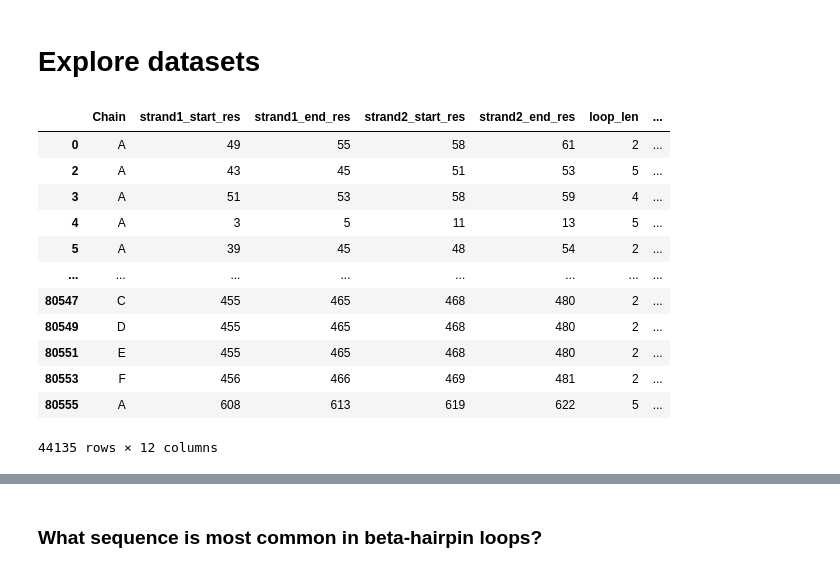
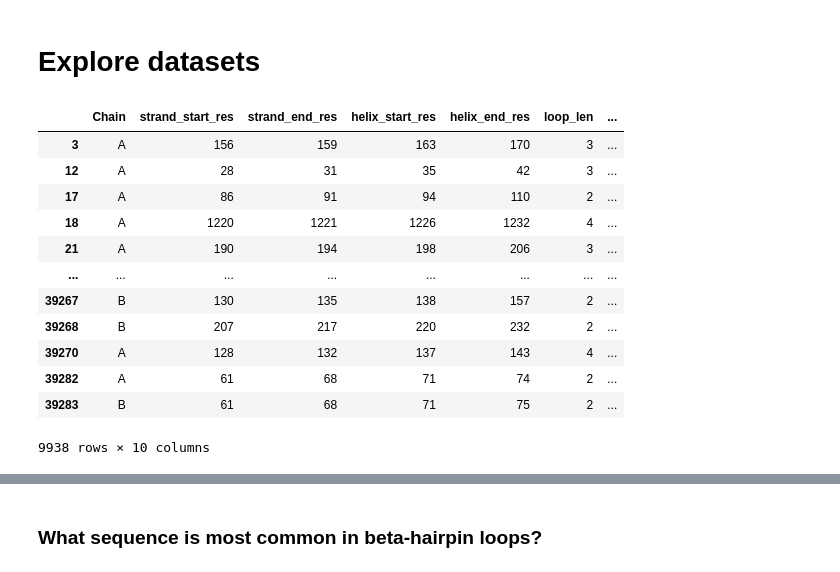
Before and after one commit to stefanhuber1993/folding-principles-dataset, a Jupyter notebook: notebooks/explore_dataset.ipynb, the cells around one changed output, grey strips where cells are left out. Drawn from its saved outputs; the diff is of its cells as text; code cells hidden in the pictures.

```diff
--- a/notebooks/explore_dataset.ipynb
+++ b/notebooks/explore_dataset.ipynb
@@ -13,22 +13,30 @@ if project_root not in sys.path:
 # %%
 import pandas as pd
 import numpy as np
-df = pd.read_csv('../data/bb_motifs_local.csv.bz2', compression='bz2')
+
+bb_motifs_local = pd.read_csv('../data/bb_motifs_local.csv.bz2', compression='bz2')
+bb_motifs_by_strandaxis = pd.read_csv('../data/bb_motifs_by_strandaxis.csv.bz2', compression='bz2')
+ab_motifs = pd.read_csv('../data/ab_motifs.csv.bz2', compression='bz2')
+ba_motifs = pd.read_csv('../data/ba_motifs.csv.bz2', compression='bz2')
 
 # Filtering for hairpins with defining vectors being close to orthogonal
-df = df[np.abs(df.handedness_magnitude) > 0.75]
-df
+bb_motifs_local_filtered = bb_motifs_local[np.abs(bb_motifs_local.handedness_magnitude) > 0.75]
+bb_motifs_by_strandaxis_filtered = bb_motifs_by_strandaxis[np.abs(bb_motifs_by_strandaxis.handedness_magnitude) > 0.75]
+ab_motifs_filtered = ab_motifs[ab_motifs['orientation_magnitude'] > 0.75]
+ba_motifs_filtered = ba_motifs[ba_motifs['orientation_magnitude'] > 0.75]
-# %% [output]
-|  | Chain | strand1_start_res | strand1_end_res | strand2_start_res | strand2_end_res | loop_len | ... |
-| 0 | A | 49 | 55 | 58 | 61 | 2 | ... |
-| 2 | A | 43 | 45 | 51 | 53 | 5 | ... |
-| 3 | A | 51 | 53 | 58 | 59 | 4 | ... |
-| 4 | A | 3 | 5 | 11 | 13 | 5 | ... |
-| 5 | A | 39 | 45 | 48 | 54 | 2 | ... |
-| ... | ... | ... | ... | ... | ... | ... | ... |
-| 80547 | C | 455 | 465 | 468 | 480 | 2 | ... |
-| 80549 | D | 455 | 465 | 468 | 480 | 2 | ... |
-| 80551 | E | 455 | 465 | 468 | 480 | 2 | ... |
-| 80553 | F | 456 | 466 | 469 | 481 | 2 | ... |
-| 80555 | A | 608 | 613 | 619 | 622 | 5 | ... |
-44135 rows × 12 columns
+# %%
+ba_motifs_filtered
+# %% [output]
+|  | Chain | strand_start_res | strand_end_res | helix_start_res | helix_end_res | loop_len | ... |
+| 3 | A | 156 | 159 | 163 | 170 | 3 | ... |
+| 12 | A | 28 | 31 | 35 | 42 | 3 | ... |
+| 17 | A | 86 | 91 | 94 | 110 | 2 | ... |
+| 18 | A | 1220 | 1221 | 1226 | 1232 | 4 | ... |
+| 21 | A | 190 | 194 | 198 | 206 | 3 | ... |
+| ... | ... | ... | ... | ... | ... | ... | ... |
+| 39267 | B | 130 | 135 | 138 | 157 | 2 | ... |
+| 39268 | B | 207 | 217 | 220 | 232 | 2 | ... |
+| 39270 | A | 128 | 132 | 137 | 143 | 4 | ... |
+| 39282 | A | 61 | 68 | 71 | 74 | 2 | ... |
+| 39283 | B | 61 | 68 | 71 | 75 | 2 | ... |
+9938 rows × 10 columns
```
Also changed, not shown: parts of 5 cells of this notebook.
